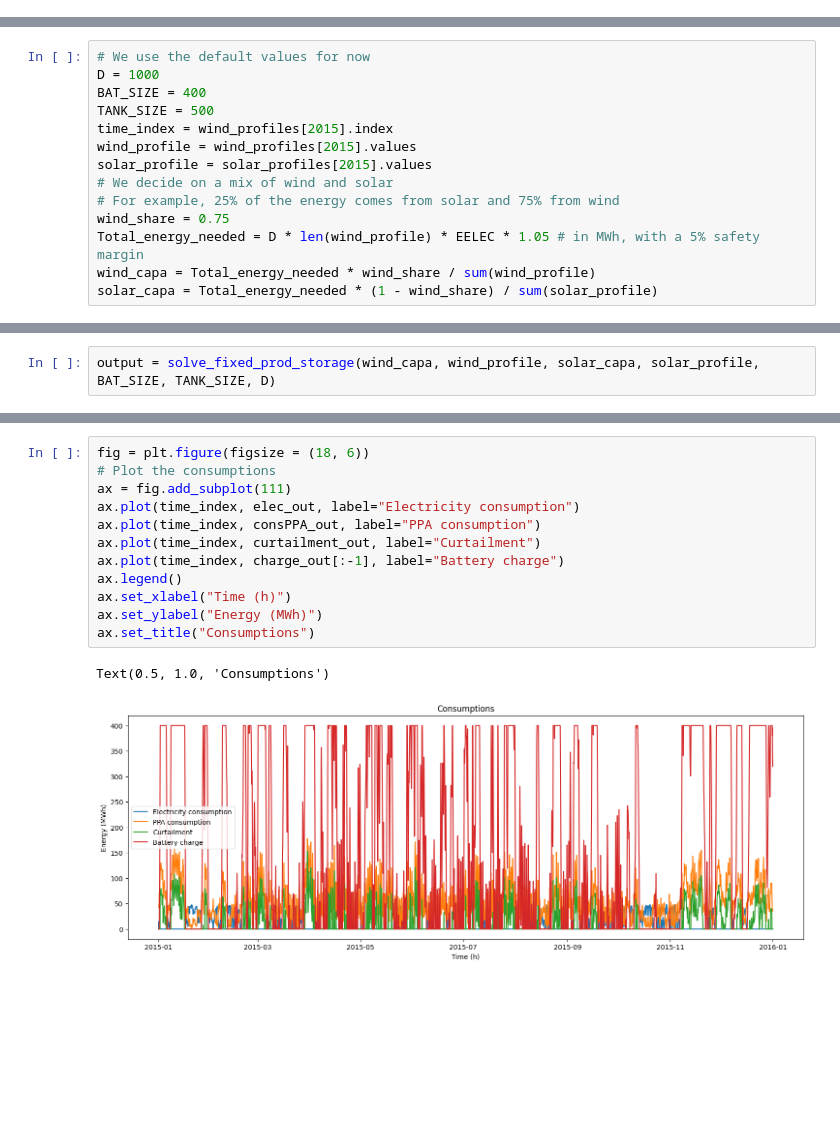
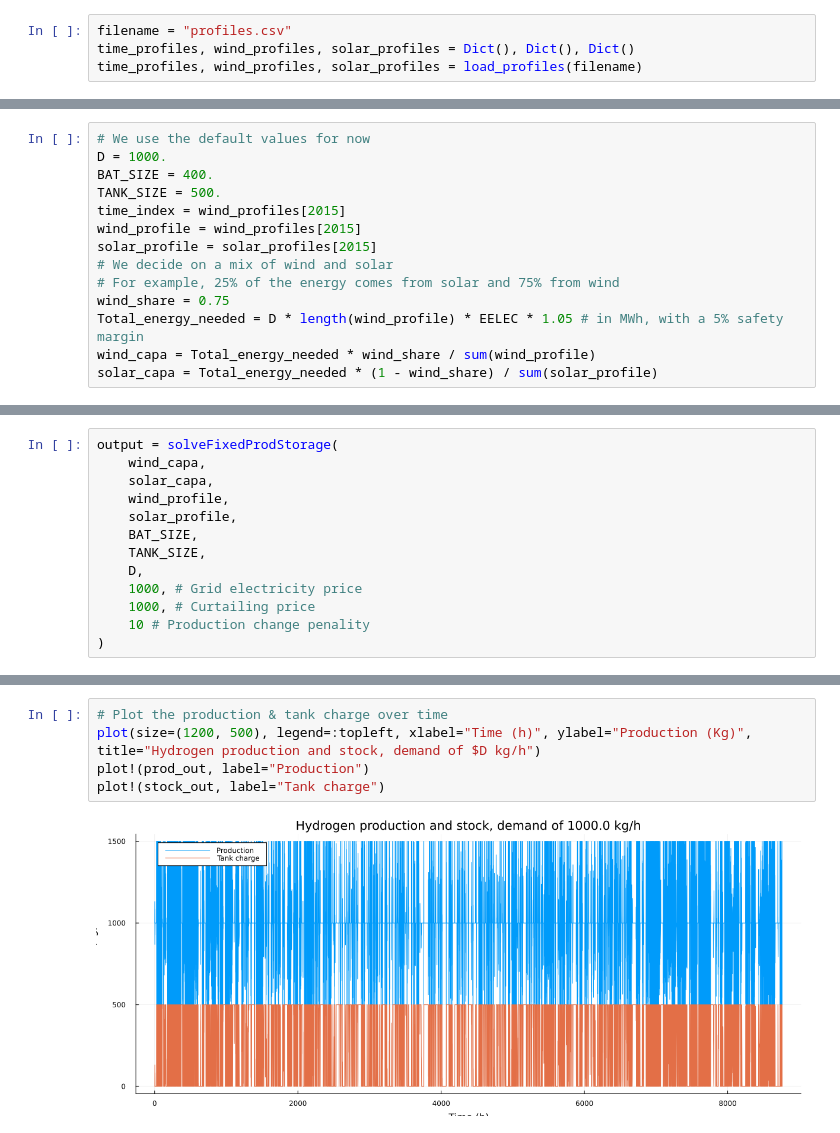
Before and after one commit to air-liquide-IMI-project/H2Modelling, a Jupyter notebook: main.ipynb, the cells around one changed output, grey strips where cells are left out. Saved outputs shown, nothing was run; the diff lists cells and outputs as text; blank space fills up the shorter version.

```diff
--- a/main.ipynb
+++ b/main.ipynb
@@ -47,0 +12,4 @@ for year in years:
+# %%
+filename = "profiles.csv"
+time_profiles, wind_profiles, solar_profiles = Dict(), Dict(), Dict()
+time_profiles, wind_profiles, solar_profiles = load_profiles(filename)
@@ -48,14 +18,14 @@ for year in years:
 # %%
 # We use the default values for now
-D = 1000
-BAT_SIZE = 400
-TANK_SIZE = 500
-time_index = wind_profiles[2015].index
-wind_profile = wind_profiles[2015].values
-solar_profile = solar_profiles[2015].values
+D = 1000.
+BAT_SIZE = 400.
+TANK_SIZE = 500.
+time_index = wind_profiles[2015]
+wind_profile = wind_profiles[2015]
+solar_profile = solar_profiles[2015]
 # We decide on a mix of wind and solar
 # For example, 25% of the energy comes from solar and 75% from wind
 wind_share = 0.75
-Total_energy_needed = D * len(wind_profile) * EELEC * 1.05 # in MWh, with a 5% safety margin
+Total_energy_needed = D * length(wind_profile) * EELEC * 1.05 # in MWh, with a 5% safety margin
 wind_capa = Total_energy_needed * wind_share / sum(wind_profile)
 solar_capa = Total_energy_needed * (1 - wind_share) / sum(solar_profile)
@@ -62,3 +34,14 @@ solar_capa = Total_energy_needed * (1 - wind_share) / sum(solar_profile)
 # %%
-output = solve_fixed_prod_storage(wind_capa, wind_profile, solar_capa, solar_profile, BAT_SIZE, TANK_SIZE, D)
+output = solveFixedProdStorage(
+    wind_capa,
+    solar_capa,
+    wind_profile,
+    solar_profile,
+    BAT_SIZE,
+    TANK_SIZE,
+    D,
+    1000, # Grid electricity price
+    1000, # Curtailing price
+    10 # Production change penality
+)
 # %% [output]
@@ -114,15 +109,7 @@ Text(0.5, 1.0, 'H2 production and stock, constant demand of 1000 Kg')
-# %%
-fig = plt.figure(figsize = (18, 6))
-# Plot the consumptions
-ax = fig.add_subplot(111)
-ax.plot(time_index, elec_out, label="Electricity consumption")
-ax.plot(time_index, consPPA_out, label="PPA consumption")
-ax.plot(time_index, curtailment_out, label="Curtailment")
-ax.plot(time_index, charge_out[:-1], label="Battery charge")
-ax.legend()
-ax.set_xlabel("Time (h)")
-ax.set_ylabel("Energy (MWh)")
-ax.set_title("Consumptions")
-# %% [output]
-Text(0.5, 1.0, 'Consumptions')
-[figure, removed]
+# %%
+# Plot the production & tank charge over time
+plot(size=(1200, 500), legend=:topleft, xlabel="Time (h)", ylabel="Production (Kg)", title="Hydrogen production and stock, demand of $D kg/h")
+plot!(prod_out, label="Production")
+plot!(stock_out, label="Tank charge")
+# %% [output]
+[figure, added]
```
Also changed, not shown: parts of 14 cells of this notebook, 9 other files.
